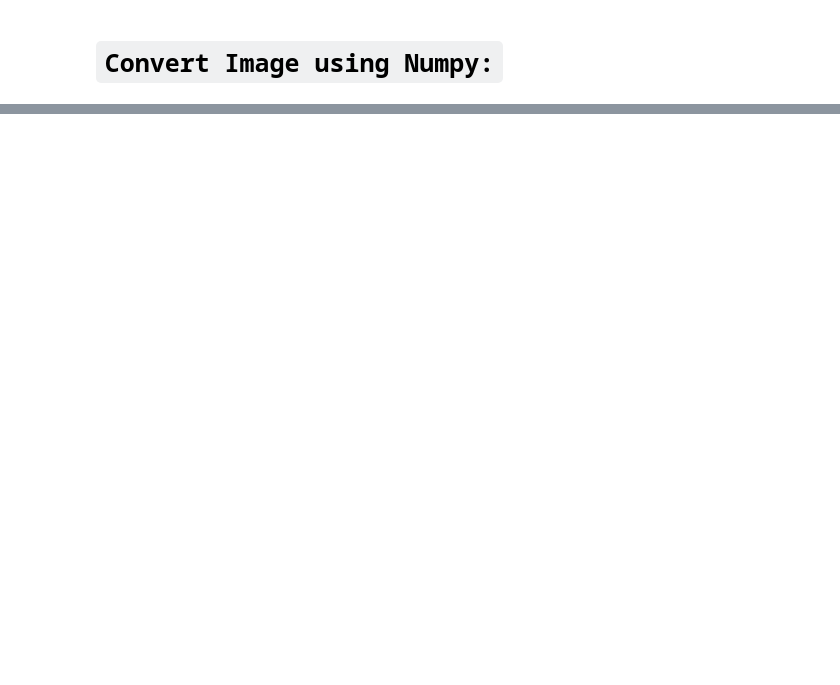
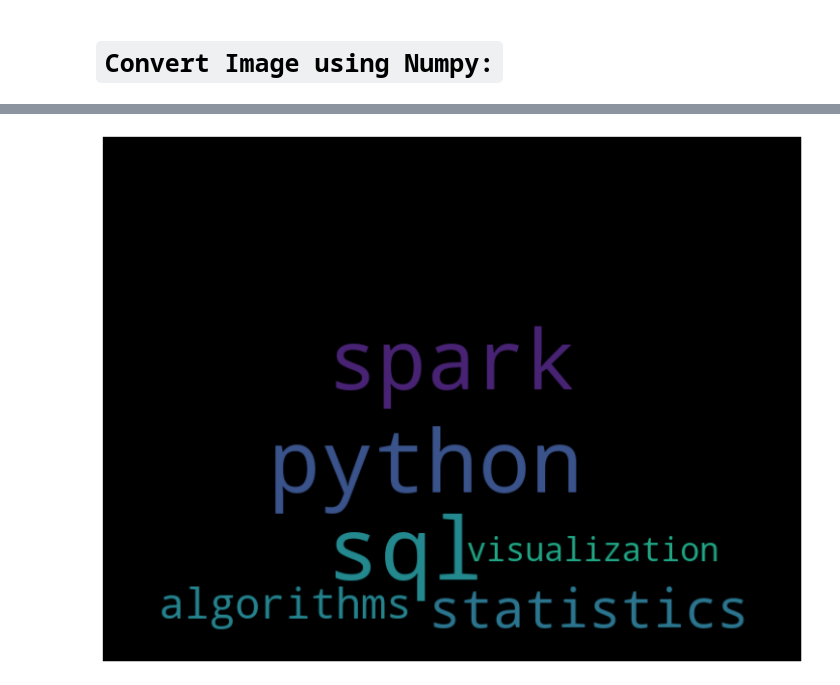
Before and after one commit to MrFuguDataScience/NLP, a Jupyter notebook: Indeed_WordCloud.ipynb, the cells around one changed output, grey strips where cells are left out. Cells and saved outputs as stored; diff of their text form; code cells hidden in the pictures; blank space fills up the shorter version.

```diff
--- a/Indeed_WordCloud.ipynb
+++ b/Indeed_WordCloud.ipynb
@@ -154,0 +191,10 @@ from PIL import Image
+# %%
+f={}
+for i in indeed_text_cnts['lemma_wrds']:
+    for j in i:
+#     print(i)
+        if j in f:
+            f[j]+=1
+        else:
+            f[j]=1
+wrd_freq={k: v for k, v in sorted(f.items(), key=lambda item: item[1])}
@@ -160,0 +242,13 @@ from PIL import Image
+# %%
+skills=[]
+for i in indeed_jobs['skill_matches']:
+     b_=" ".join(review for review in i)
+wc=WordCloud(background_color='black',max_words=15,max_font_size=90,random_state=1,
+    mask=img_mask)
+wc.generate(b_)
+plt.figure(figsize=(22,10))
+plt.imshow(wc,interpolation="bilinear")
+plt.axis("off")
+plt.show()
+# %% [output]
+[figure, added]
```
Also changed, not shown: parts of 12 cells of this notebook.
